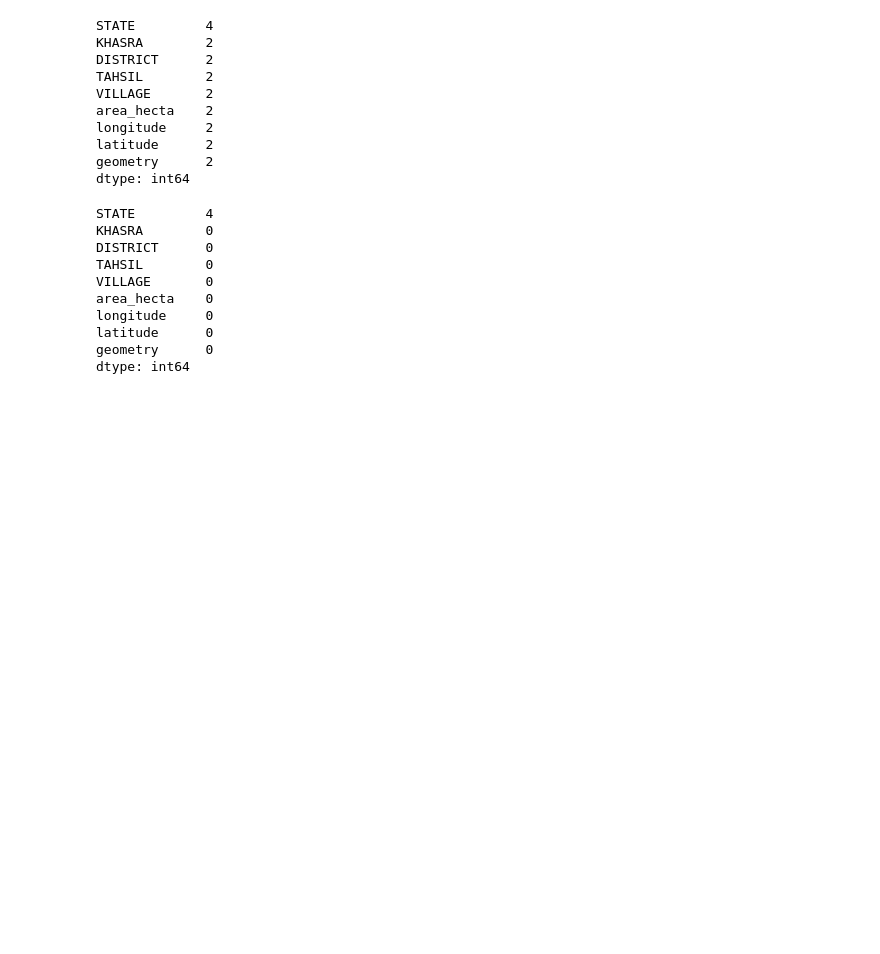
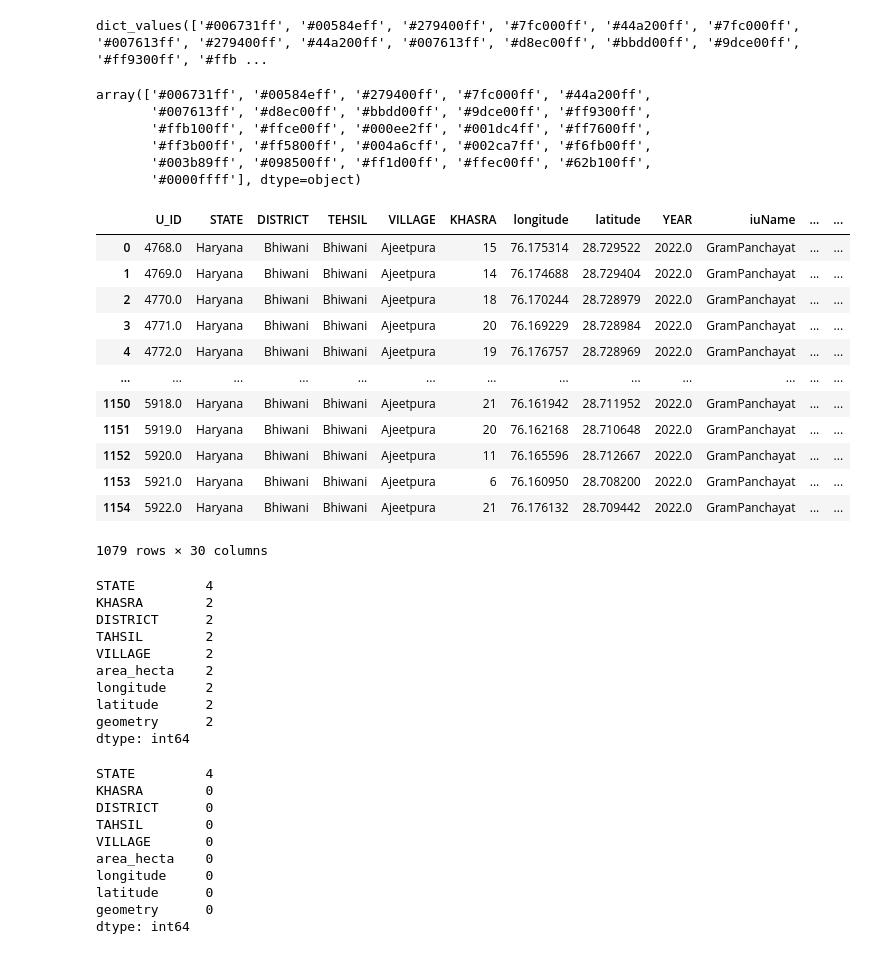
Before and after one commit to davnish/parcel_streamlit, a Jupyter notebook: Untitled.ipynb, the cells around one changed output. Cells and saved outputs as stored; diff of their text form; code cells hidden in the pictures; blank space fills up the shorter version.

```diff
--- a/Untitled.ipynb
+++ b/Untitled.ipynb
@@ -23,0 +62,16 @@ gdf_concat = gpd.GeoDataFrame(pd.concat([gdf, slice_gdf], axis = 0, ignore_index
+# %%
+# gdf_idx = gdf['khasra_uni']
+import branca.colormap as cm
+# gdf.set_index('khasra_uni')
+# colormap = linear.Paired_12.scale(gdf_idx.min(), gdf_idx.max()).to_step()
+# colormap = cm.LinearColormap(["blue", "green", "yellow", "red"], vmin=gdf_idx.min(), vmax=gdf_idx.max()+)
+colormap = cm.LinearColormap(["blue", "green", "yellow", "red"], vmin=3, vmax=6)
+# color_dict = {key: colormap(gdf_idx[key]) for key in gdf_idx.unique()}
+# print(color_dict)
+# print(color_dict)
+style_function=lambda feature: {
+    "fillColor": colormap(feature['id']),
+    "color": "black",
+    "weight": 1,
+    "fillOpacity": 0.3,
+}
@@ -23,0 +122,19 @@ gdf_concat = gpd.GeoDataFrame(pd.concat([gdf, slice_gdf], axis = 0, ignore_index
+# %%
+color_dict = {key: colormap(key) for key in sorted(gdf_idx.unique())}
+color_dict = {key: color_dict[gdf_idx[key]] for key in gdf_idx.keys()}
+color_dict.values()
+# %% [output]
+dict_values(['#006731ff', '#00584eff', '#279400ff', '#7fc000ff', '#44a200ff', '#7fc000ff', '#007613ff', '#279400ff', '#44a200ff', '#007613ff', '#d8ec00ff', '#bbdd00ff', '#9dce00ff', '#ff9300ff', '#ffb ...
+# %%
+import numpy as np
+
+gdf['color_bath'] = color_dict.values()
+# %%
+gdf['color_bath'].unique()
+# %% [output]
+array(['#006731ff', '#00584eff', '#279400ff', '#7fc000ff', '#44a200ff',
+       '#007613ff', '#d8ec00ff', '#bbdd00ff', '#9dce00ff', '#ff9300ff',
+       '#ffb100ff', '#ffce00ff', '#000ee2ff', '#001dc4ff', '#ff7600ff',
+       '#ff3b00ff', '#ff5800ff', '#004a6cff', '#002ca7ff', '#f6fb00ff',
+       '#003b89ff', '#098500ff', '#ff1d00ff', '#ffec00ff', '#62b100ff',
+       '#0000ffff'], dtype=object)
@@ -23,0 +143,20 @@ gdf_concat = gpd.GeoDataFrame(pd.concat([gdf, slice_gdf], axis = 0, ignore_index
+# %%
+# creating instance of labelencoder
+labelencoder = LabelEncoder()
+# %%
+gdf['khasra_unique'] = labelencoder.fit_transform(gdf['KHASRA'])
+gdf
+# %% [output]
+|  | U_ID | STATE | DISTRICT | TEHSIL | VILLAGE | KHASRA | longitude | latitude | YEAR | iuName | ... | ... |
+| 0 | 4768.0 | Haryana | Bhiwani | Bhiwani | Ajeetpura | 15 | 76.175314 | 28.729522 | 2022.0 | GramPanchayat | ... | ... |
+| 1 | 4769.0 | Haryana | Bhiwani | Bhiwani | Ajeetpura | 14 | 76.174688 | 28.729404 | 2022.0 | GramPanchayat | ... | ... |
+| 2 | 4770.0 | Haryana | Bhiwani | Bhiwani | Ajeetpura | 18 | 76.170244 | 28.728979 | 2022.0 | GramPanchayat | ... | ... |
+| 3 | 4771.0 | Haryana | Bhiwani | Bhiwani | Ajeetpura | 20 | 76.169229 | 28.728984 | 2022.0 | GramPanchayat | ... | ... |
+| 4 | 4772.0 | Haryana | Bhiwani | Bhiwani | Ajeetpura | 19 | 76.176757 | 28.728969 | 2022.0 | GramPanchayat | ... | ... |
+| ... | ... | ... | ... | ... | ... | ... | ... | ... | ... | ... | ... | ... |
+| 1150 | 5918.0 | Haryana | Bhiwani | Bhiwani | Ajeetpura | 21 | 76.161942 | 28.711952 | 2022.0 | GramPanchayat | ... | ... |
+| 1151 | 5919.0 | Haryana | Bhiwani | Bhiwani | Ajeetpura | 20 | 76.162168 | 28.710648 | 2022.0 | GramPanchayat | ... | ... |
+| 1152 | 5920.0 | Haryana | Bhiwani | Bhiwani | Ajeetpura | 11 | 76.165596 | 28.712667 | 2022.0 | GramPanchayat | ... | ... |
+| 1153 | 5921.0 | Haryana | Bhiwani | Bhiwani | Ajeetpura | 6 | 76.160950 | 28.708200 | 2022.0 | GramPanchayat | ... | ... |
+| 1154 | 5922.0 | Haryana | Bhiwani | Bhiwani | Ajeetpura | 21 | 76.176132 | 28.709442 | 2022.0 | GramPanchayat | ... | ... |
+1079 rows × 30 columns
```
Also changed, not shown: parts of 16 cells of this notebook, 40 other files.
